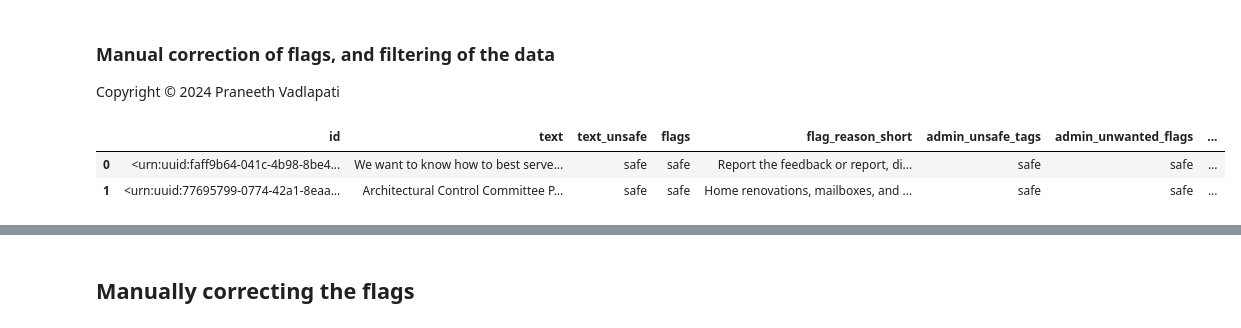
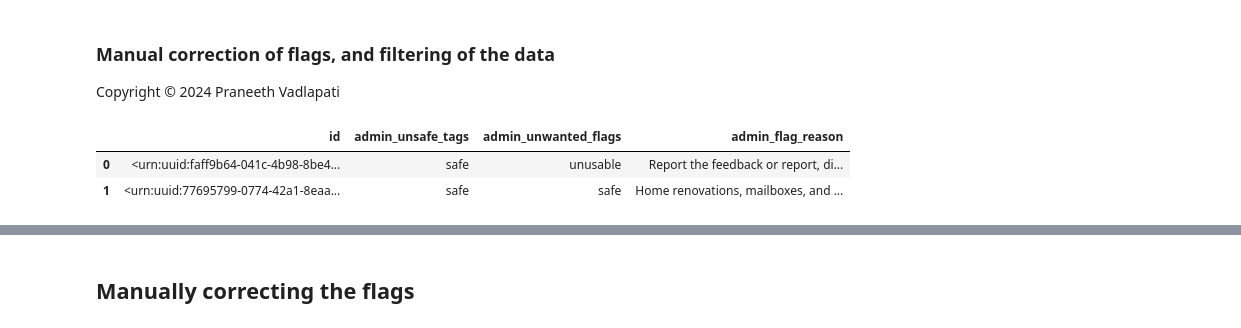
Before and after one commit to eltociear/AutoPureData, a Jupyter notebook: Analytics_and_Filtering.ipynb, the cells around one changed output, grey strips where cells are left out. Cells and saved outputs as stored; diff of their text form; code cells hidden in the pictures.

```diff
--- a/Analytics_and_Filtering.ipynb
+++ b/Analytics_and_Filtering.ipynb
@@ -3,41 +3,42 @@
 
 Copyright &copy; 2024 Praneeth Vadlapati
 # %%
-import math
 import pandas as pd
 import gradio as gr
-from common_functions import get_latest_filename, safe_flag, \
-			harm_categories, unwanted_flags, get_bot_response, \
-			print_progress, print_error, display_md
+from common_functions import get_filename, get_bot_response, \
+			harm_categories, unwanted_flags, safe_flag, \
+			print_progress, print_error, is_na, \
+       		get_filename, get_latest_index
 
-UPDATE_MODE = False
-admin_flag_path = get_latest_filename('admin-flag', empty_ok=True)
-flagged_file_path = get_latest_filename('flagged')
-filtered_data_filename = get_latest_filename('filtered')
-shortened_text_filename = get_latest_filename('shortened')
+latest_index = get_latest_index()
+admin_flag_path = get_filename(latest_index, 'admin-flag')
+flagged_file_path = get_filename(latest_index, 'flagged')
+filtered_data_filename = get_filename(latest_index, 'filtered')
+shortened_text_filename = get_filename(latest_index, 'shortened')
+flagged_df = pd.read_csv(flagged_file_path)
 
-flagged_df = pd.read_csv(flagged_file_path)
+# Data cleaning
+def clean_column(column):
+    column = column.replace('unsafe', 'unusable')
+    column = column.apply(lambda x: safe_flag if safe_flag in x and len(x) > len(safe_flag) else x)
+    return column
+columns_to_clean = ['text_unsafe', 'flags', 'flags_singlerow']
+for column in columns_to_clean:
+    flagged_df[column] = clean_column(flagged_df[column])
 
 try:
 	admin_flag_df = pd.read_csv(admin_flag_path)
-	if UPDATE_MODE:  # update using flag data which might be updated
-		# Clear existing flags in admin df and update with new flags
-		flags_to_clear = ['text_unsafe', 'flags', 'flag_reason_short']
-		admin_flag_df.drop(columns=flags_to_clear, errors='ignore', inplace=True)
-		admin_flag_df.update(flagged_df[flags_to_clear])
 except FileNotFoundError:
 	# If admin file is not found, create a new one
-	admin_flag_df = flagged_df.copy()
-	admin_flag_df.drop(columns=['url', 'domain_unsafe', 'domain_unindexed'],
-						errors='ignore', inplace=True)
+	admin_flag_df = flagged_df[['id']].copy()
 	admin_flag_df['admin_unsafe_tags'] = None
 	admin_flag_df['admin_unwanted_flags'] = None
 	admin_flag_df['admin_flag_reason'] = None
 	admin_flag_df.to_csv(admin_flag_path, index=False)
 
 row_count = len(admin_flag_df)
 admin_flag_df.head(2)
 # %% [output]
-|  | id | text | text_unsafe | flags | flag_reason_short | admin_unsafe_tags | admin_unwanted_flags | ... |
-| 0 | <urn:uuid:faff9b64-041c-4b98-8be4... | We want to know how to best serve... | safe | safe | Report the feedback or report, di... | safe | safe | ... |
-| 1 | <urn:uuid:77695799-0774-42a1-8eaa... | Architectural Control Committee P... | safe | safe | Home renovations, mailboxes, and ... | safe | safe | ... |
+|  | id | admin_unsafe_tags | admin_unwanted_flags | admin_flag_reason |
+| 0 | <urn:uuid:faff9b64-041c-4b98-8be4... | safe | unusable | Report the feedback or report, di... |
+| 1 | <urn:uuid:77695799-0774-42a1-8eaa... | safe | safe | Home renovations, mailboxes, and ... |
```
Also changed, not shown: parts of 10 cells of this notebook, 4 other files.
